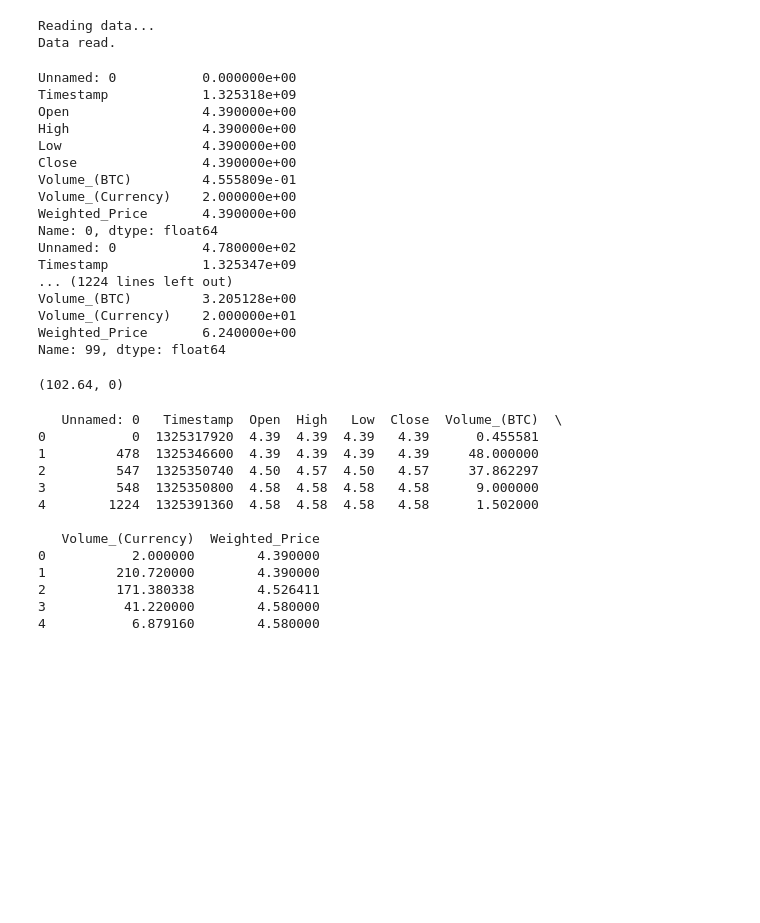
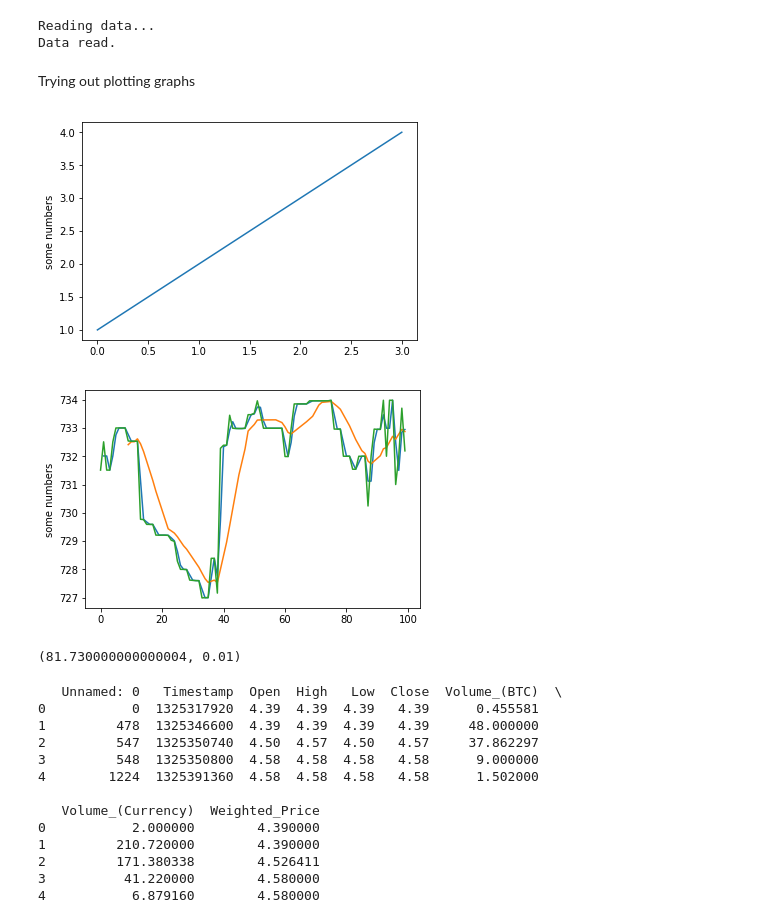
Before and after one commit to anasayubi/habib-ml-workshop-hackaton-project, a Jupyter notebook: Visualising_Financial_Data.ipynb, the cells around one changed output. Cells and saved outputs as stored; diff of their text form; code cells hidden in the pictures; blank space fills up the shorter version.

Commit message:
fix indexing and add graphs

```diff
--- a/Visualising_Financial_Data.ipynb
+++ b/Visualising_Financial_Data.ipynb
@@ -289,12 +371,23 @@ print('Data read.')
 # %% [output]
 Reading data...
 Data read.
+# %% [markdown]
+Trying out plotting graphs
+# %%
+import matplotlib.pyplot as plt
+plt.plot([1,2,3,4])
+plt.ylabel('some numbers')
+plt.show()
+# %% [output]
+[figure, added]
 # %%
 import math
+import matplotlib.pyplot as plt
 
 def dual_moving_strategy(btc_dataSet, short_moving_interval, long_moving_interval, total_usd_wealth):
     # data set must be greater in row size than long moving average interval
 #     print(len(btc_dataSet.index))
+#     print(btc_dataSet.head(20))
 #     print(long_moving_interval)
     if len(btc_dataSet.index) < long_moving_interval:
         print('Error: Data set row size must be greater than long moving average.')
@@ -304,6 +397,10 @@ def dual_moving_strategy(btc_dataSet, short_moving_interval, long_moving_interva
     usd_per_btc = btc_dataSet['Weighted_Price']
     short_mavg = close_btc.rolling(short_moving_interval).mean()
     long_mavg = close_btc.rolling(long_moving_interval).mean()
+
+    plt.plot(range(len(btc_dataSet)), short_mavg, 'r', range(len(btc_dataSet)), long_mavg, 'b', range(len(btc_dataSet)), close_btc, 'g')
+    plt.ylabel('some numbers')
+    plt.show()
 
     # total wealth (in $)
     usd_wealth = total_usd_wealth
@@ -315,7 +412,7 @@ def dual_moving_strategy(btc_dataSet, short_moving_interval, long_moving_interva
     prev_status = None
     curr_status = None
     for index in range(len(long_mavg)):
-        print(btc_dataSet.loc[index])
+#         print(btc_dataSet.loc[index])
         prev_status = curr_status
         curr_status = True if short_mavg[index] > long_mavg[index] else False
 
@@ -329,43 +426,26 @@ def dual_moving_strategy(btc_dataSet, short_moving_interval, long_moving_interva
             btc_to_buy = round(usd_to_sell / usd_per_btc[index], 2)
             usd_wealth = usd_wealth - usd_to_sell
             btc_wealth = btc_wealth + btc_to_buy
-            print('buy BTC / sell USD')
-            print('usd_to_sell:', usd_to_sell)
-            print('Total USD wealth:', usd_wealth)
+#             print('buy BTC / sell USD')
+#             print('usd_to_sell:', usd_to_sell)
+#             print('Total USD wealth:', usd_wealth)
         # sell USD / buy BTC
         elif curr_status == False and prev_status == True:
             # sell all BTC
             usd_to_buy = round(btc_wealth * usd_per_btc[index], 2)
             usd_wealth = usd_wealth + usd_to_buy
             btc_wealth = 0
-            print('sell USD / buy BTC')
-            print('usd_to_buy:', usd_to_buy)
-            print('Total USD wealth:', usd_wealth)
-        print('\n')
+#             print('sell USD / buy BTC')
+#             print('usd_to_buy:', usd_to_buy)
+#             print('Total USD wealth:', usd_wealth)
+#         print('\n')
     return (usd_wealth, btc_wealth)
 
-subset_btc_data = pd.DataFrame(cleanBitcoinData, index=range(100))
-# dual_moving_strategy(btc_dataSet, short_moving_interval, long_moving_interval, total_usd_wealth)
-dual_moving_strategy(subset_btc_data, 2, 4, 100)
+new_subset_btc_data = pd.DataFrame(cleaned_btc, index=range(100))
+dual_moving_strategy(new_subset_btc_data, 2, 10, 100)
 # %% [output]
+[figure, added]
-Unnamed: 0           0.000000e+00
-Timestamp            1.325318e+09
-Open                 4.390000e+00
-High                 4.390000e+00
-Low                  4.390000e+00
-Close                4.390000e+00
-Volume_(BTC)         4.555809e-01
-Volume_(Currency)    2.000000e+00
-Weighted_Price       4.390000e+00
-Name: 0, dtype: float64
-Unnamed: 0           4.780000e+02
-Timestamp            1.325347e+09
-... (1224 lines left out)
-Volume_(BTC)         3.205128e+00
-Volume_(Currency)    2.000000e+01
-Weighted_Price       6.240000e+00
-Name: 99, dtype: float64
+(81.730000000000004, 0.01)
-(102.64, 0)
 # %%
 import math
 
```
Also changed, not shown: parts of 4 cells of this notebook, 1 other file.
